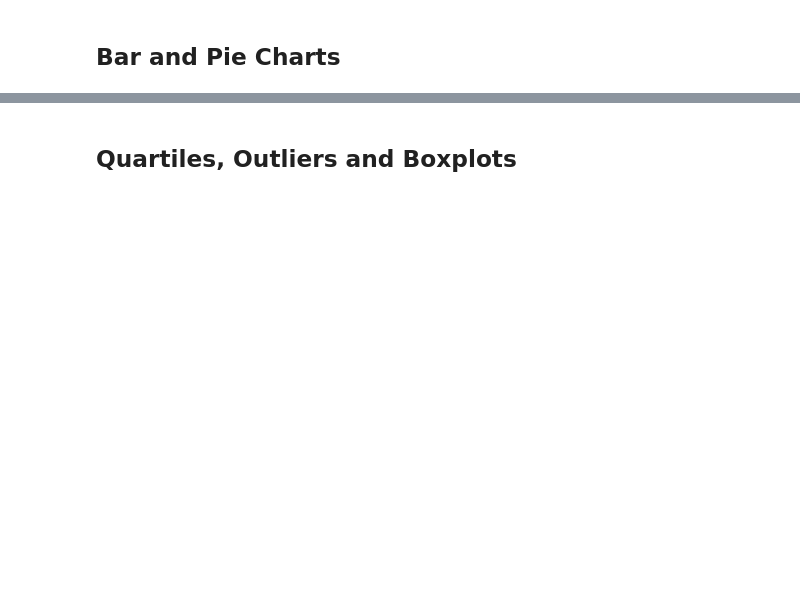
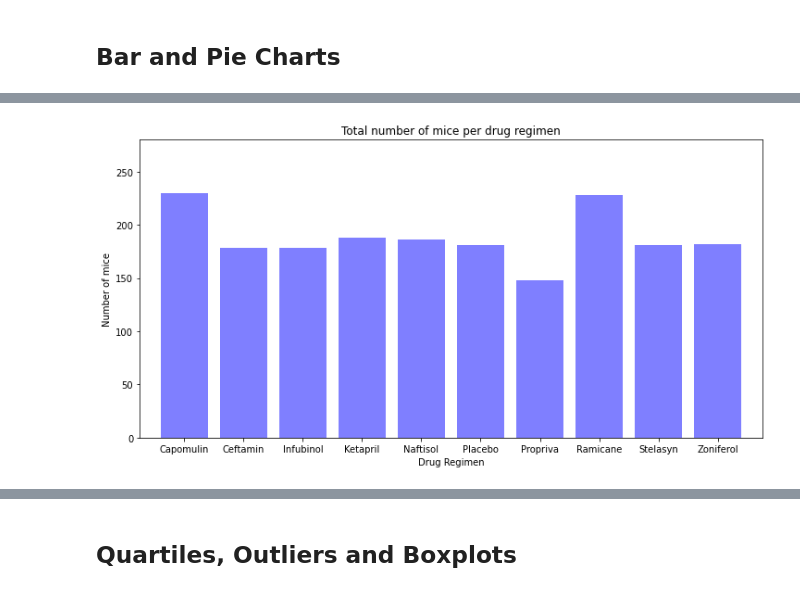
Before and after one commit to dvolz1130/matplotlib-challenge, a Jupyter notebook: pymaceuticals_starter.ipynb, the cells around one changed output, grey strips where cells are left out. Cells and saved outputs as stored; diff of their text form; code cells hidden in the pictures; blank space fills up the shorter version.

```diff
--- a/pymaceuticals_starter.ipynb
+++ b/pymaceuticals_starter.ipynb
@@ -100,4 +133,8 @@ num_mice_clean
 # %%
 # Generate a summary statistics table of mean, median, variance, standard deviation, and SEM of the tumor volume for each regimen
+# Using the aggregation method, produce the same summary statistics in a single line
 
-# Using the aggregation method, produce the same summary statistics in a single line
+# Reference website: https://jamesrledoux.com/code/group-by-aggregate-pandas
+single_groupby = clean_df.groupby("Drug Regimen")
+summary_stats_table2 = single_groupby.agg({"Tumor Volume (mm3)": ["mean", "median", "var", "std", "sem"]})
+summary_stats_table2.round(2)
@@ -113,0 +180,23 @@ num_mice_clean
+# %%
+# Generate a bar plot showing the total number of unique mice tested on each drug regimen using pyplot.
+
+# Need a list, we already have unique_mice
+list_mice = num_mice.tolist()
+x_axis = np.arange(len(list_mice))
+
+# Need a list for our tick locations/x_axis, we have summary stats table2
+reg_names = summary_stats_table2.index.tolist()
+#reg_names
+
+# Create a bar plot
+fig1, ax1 = plt.subplots(figsize=(10,5))
+plt.bar(reg_names, list_mice, color="b", alpha=0.5, align="center")
+plt.tight_layout()
+plt.xlim(-0.75, len(x_axis)-0.25)
+plt.ylim(0, max(list_mice)+ 50)
+plt.title("Total number of mice per drug regimen")
+plt.xlabel("Drug Regimen", fontsize=10)
+plt.ylabel("Number of mice", fontsize=10)
+plt.show()
+# %% [output]
+[figure, added]
```
Also changed, not shown: parts of 12 cells of this notebook.
